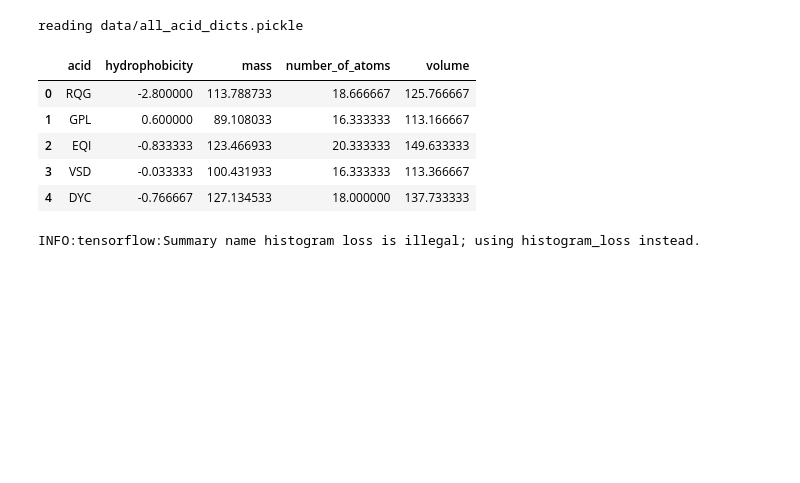
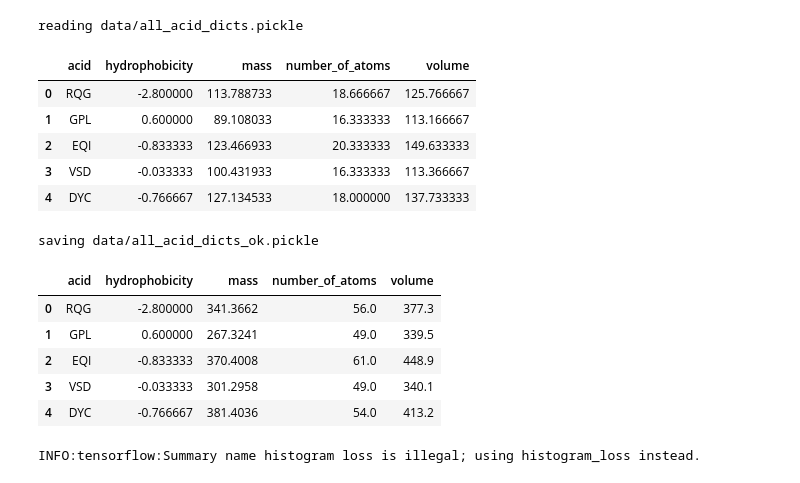
Before and after one commit to Rauf-Kurbanov/au_dl_course, a Jupyter notebook: seminar_5/hw.ipynb, the cells around one changed output. Cells and saved outputs as stored; diff of their text form; code cells hidden in the pictures; blank space fills up the shorter version.

```diff
--- a/seminar_5/hw.ipynb
+++ b/seminar_5/hw.ipynb
@@ -158,13 +159,19 @@ props = pd.read_csv(filename)
 def acid_dict(some_c, props):
     prop_by_letter = [props[props.acid == let].iloc[:, 1:] for let in some_c]
     df_concat = pd.concat(prop_by_letter)
-    res = df_concat.mean()
+
+    res = dict()
+    res['mass'] = df_concat['mass'].sum()
+    res['number_of_atoms'] = df_concat['number_of_atoms'].sum()
+    res['hydrophobicity'] = df_concat['hydrophobicity'].mean()
+    res['volume'] = df_concat['volume'].sum()
+
     dres = dict(res)
     dres['acid'] = some_c
     return dres
 
 save_path = 'data/all_acid_dicts.pickle'
-producer = lambda: [acid_dict(some_c, props) for some_c in tsne_df.codone]
+producer = lambda: [acid_dict(some_c, props) for some_c in flatten(all_codones)]
 all_acid_dicts = read_or_create(save_path, producer)
 
 all_acid_df = pd.DataFrame(all_acid_dicts)
@@ -177,6 +184,21 @@ reading data/all_acid_dicts.pickle
 | 2 | EQI | -0.833333 | 123.466933 | 20.333333 | 149.633333 |
 | 3 | VSD | -0.033333 | 100.431933 | 16.333333 | 113.366667 |
 | 4 | DYC | -0.766667 | 127.134533 | 18.000000 | 137.733333 |
+# %%
+save_path = 'data/all_acid_dicts_ok.pickle'
+producer = lambda: [acid_dict(some_c, props) for some_c in tqdm_notebook(all_acid_df.acid)]
+all_acid_dicts = read_or_create(save_path, producer)
+
+all_acid_df_ok = pd.DataFrame(all_acid_dicts)
+all_acid_df_ok.head()
+# %% [output]
+saving data/all_acid_dicts_ok.pickle
+|  | acid | hydrophobicity | mass | number_of_atoms | volume |
+| 0 | RQG | -2.800000 | 341.3662 | 56.0 | 377.3 |
+| 1 | GPL | 0.600000 | 267.3241 | 49.0 | 339.5 |
+| 2 | EQI | -0.833333 | 370.4008 | 61.0 | 448.9 |
+| 3 | VSD | -0.033333 | 301.2958 | 49.0 | 340.1 |
+| 4 | DYC | -0.766667 | 381.4036 | 54.0 | 413.2 |
 # %%
 ######################
 # %%
```
Also changed, not shown: parts of 12 cells of this notebook.
